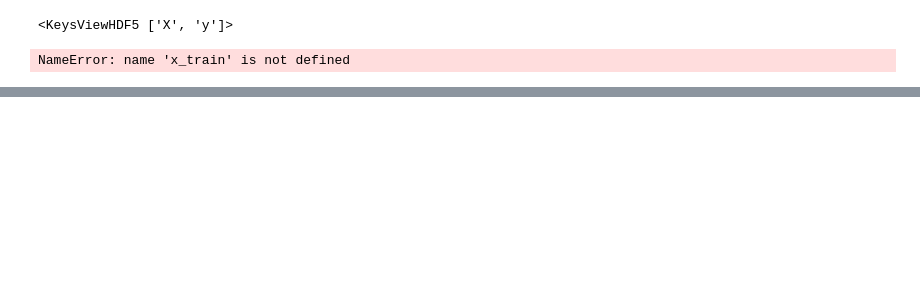
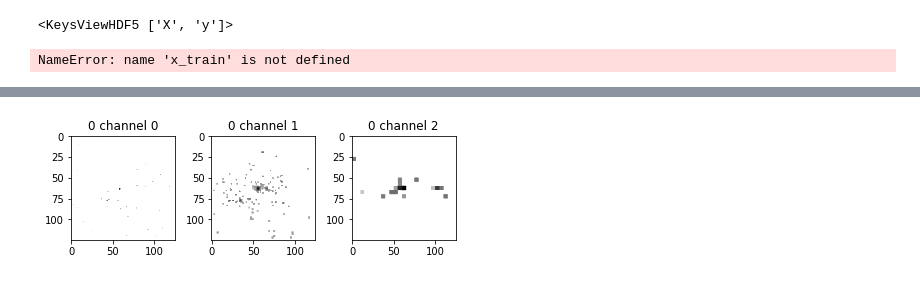
Before and after one commit to TomMago/hep-VQAE, a Jupyter notebook: notebooks/Quark-Gluon/Explore_Data.ipynb, the cells around one changed output, grey strips where cells are left out. Drawn from its saved outputs; the diff is of its cells as text; code cells hidden in the pictures; blank space fills up the shorter version.

```diff
--- a/notebooks/Quark-Gluon/Explore_Data.ipynb
+++ b/notebooks/Quark-Gluon/Explore_Data.ipynb
@@ -79,3 +79,21 @@ fig.tight_layout()
+# %%
+from matplotlib import cm
+
+fig, axs = plt.subplots(1,3)
+
+axs[0].imshow(x_train[y_train==0][0,:,:,0],norm=LogNorm(), cmap='binary')
+axs[0].title.set_text('0 channel 0')
+
+axs[1].imshow(x_train[y_train==0][0,:,:,1],norm=LogNorm(),cmap='binary')
+axs[1].title.set_text('0 channel 1')
+
+axs[2].imshow(x_train[y_train==0][0,:,:,2],norm=LogNorm(),cmap='binary')
+axs[2].title.set_text('0 channel 2')
+#fig.colorbar(cm.ScalarMappable(norm=LogNorm(), cmap='binary'), ax=axs[1])
+
+fig.tight_layout()
+# %% [output]
+[figure, added]
 # %%
 DOWNSCALE_DIMENSION = 6
 LATENT_BITS = 2
```
Also changed, not shown: parts of 6 cells of this notebook, 10 other files.
